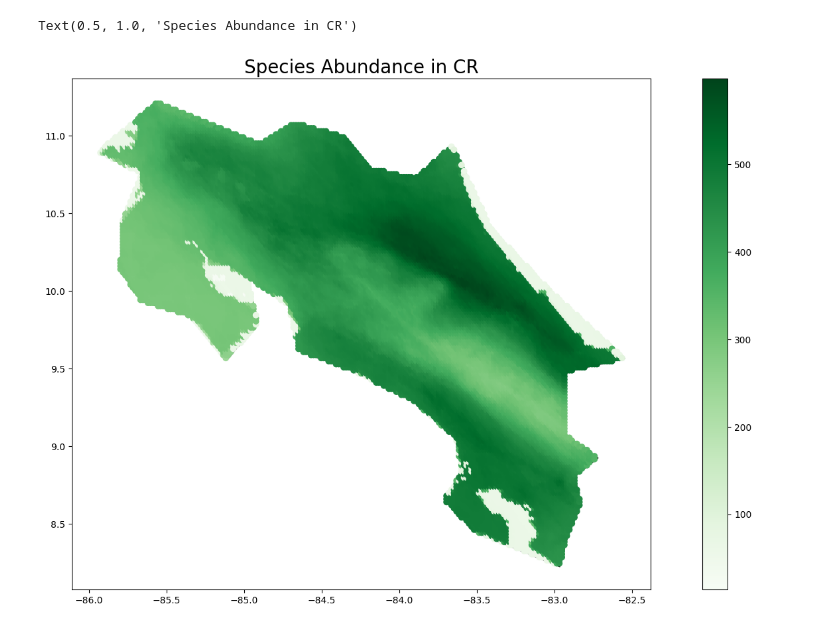
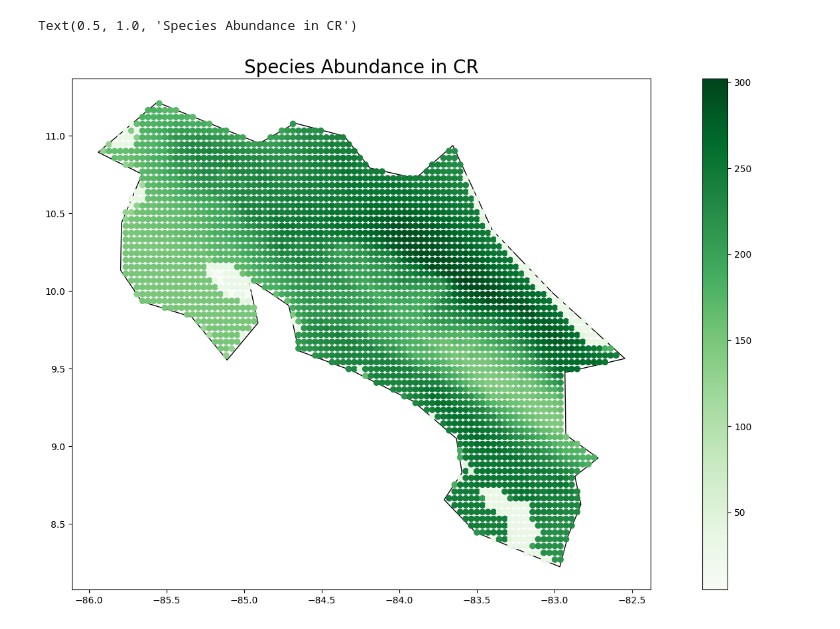
Before and after one commit to HotspotStoplight/HotspotStoplight, a Jupyter notebook: species_count/Species Count.ipynb, the cells around one changed output. Cells and saved outputs as stored; diff of their text form; code cells hidden in the pictures.

```diff
--- a/species_count/Species Count.ipynb
+++ b/species_count/Species Count.ipynb
@@ -6,27 +6,27 @@ import geopandas as gpd
 import shapely
 import time
 from helper import *
+# %%
+# enter resolution of grid in meters
+grid_resolution=4000
+# add the file path to each species here
+species_filepath_dict={
+    'amphibians': "D:\hotspot mapping\Data\AMPHIBIANS\AMPHIBIANS\AMPHIBIANS.shp",
+    'reptiles': "D:\hotspot mapping\Data\REPTILES\REPTILES\REPTILES.shp",
+    'mammals': "D:\hotspot mapping\Data\MAMMALS\MAMMALS\MAMMALS.shp",
+}
 # %%
 # get Costa Rica map and its bounds
 cr_map = gpd.read_file(gpd.datasets.get_path('naturalearth_lowres')).query('name == "Costa Rica"')
 cr_polygon=cr_map['geometry'].to_list()[0]
-# %%
-# add the file path to each species here
-species_filepath_dict={
-    'Amphibians': "D:\hotspot mapping\Data\AMPHIBIANS\AMPHIBIANS\AMPHIBIANS.shp",
-    'Reptiles': "D:\hotspot mapping\Data\REPTILES\REPTILES\REPTILES.shp",
-    'Mammals': "D:\hotspot mapping\Data\MAMMALS\MAMMALS\MAMMALS.shp",
-}
 # %%
 final_dict={}
 # generate grid
-grid = create_grid(resolution=1800, target_polygon=cr_polygon)
+grid = create_grid(resolution=grid_resolution, target_polygon=cr_polygon)
 for species, file_path in species_filepath_dict.items():
     species_geo = filter_species(path= file_path, target_polygon=cr_polygon)
     species_count = count_species(species_geo, grid)
     # plot_abundance(species_count,species_name=species)
-    final_dict[species]=species_count
+    final_dict['count_{}'.format(species)]=species_count
     # break
 final_df = gpd.GeoDataFrame(final_dict)
-# save the data
-final_df.to_csv("species_count.csv")
@@ -49,18 +33,18 @@ final_df
 # %%
 # get the sum of all species
-final_df['Total']=final_df.sum(axis=1)
+final_df['species_count’']=final_df.sum(axis=1)
 # add the grid to the dataframe
 final_df['geometry']=grid
 # plot the total species count
 fig, ax = plt.subplots(figsize=(20,10))
 # gpd.GeoSeries(cr_polygon).plot(ax=ax, color='white', edgecolor='black')
 # plot costa rica map
 cr_map=gpd.read_file(gpd.datasets.get_path('naturalearth_lowres')).query('name == "Costa Rica"')
 cr_map.plot(ax=ax, color='white', edgecolor='black')
 # use a colormap to plot the species count
 final_df.plot(ax=ax, column='Total', legend=True, cmap='Greens')
 # set the title
 ax.set_title('Species Abundance in CR', fontsize=20)
 # %% [output]
 Text(0.5, 1.0, 'Species Abundance in CR')
-[figure, old version]
+[figure, new version]
```
Also changed, not shown: parts of 3 cells of this notebook, 1 other file.
